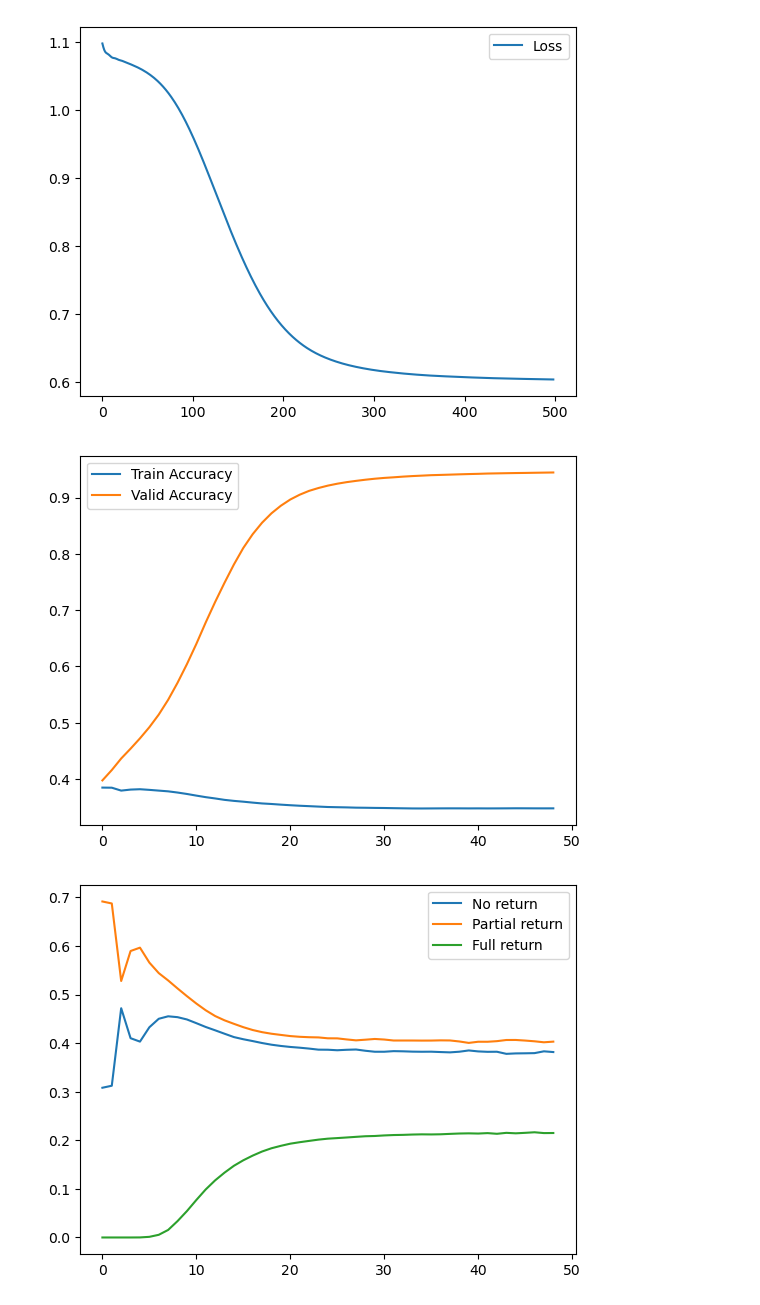
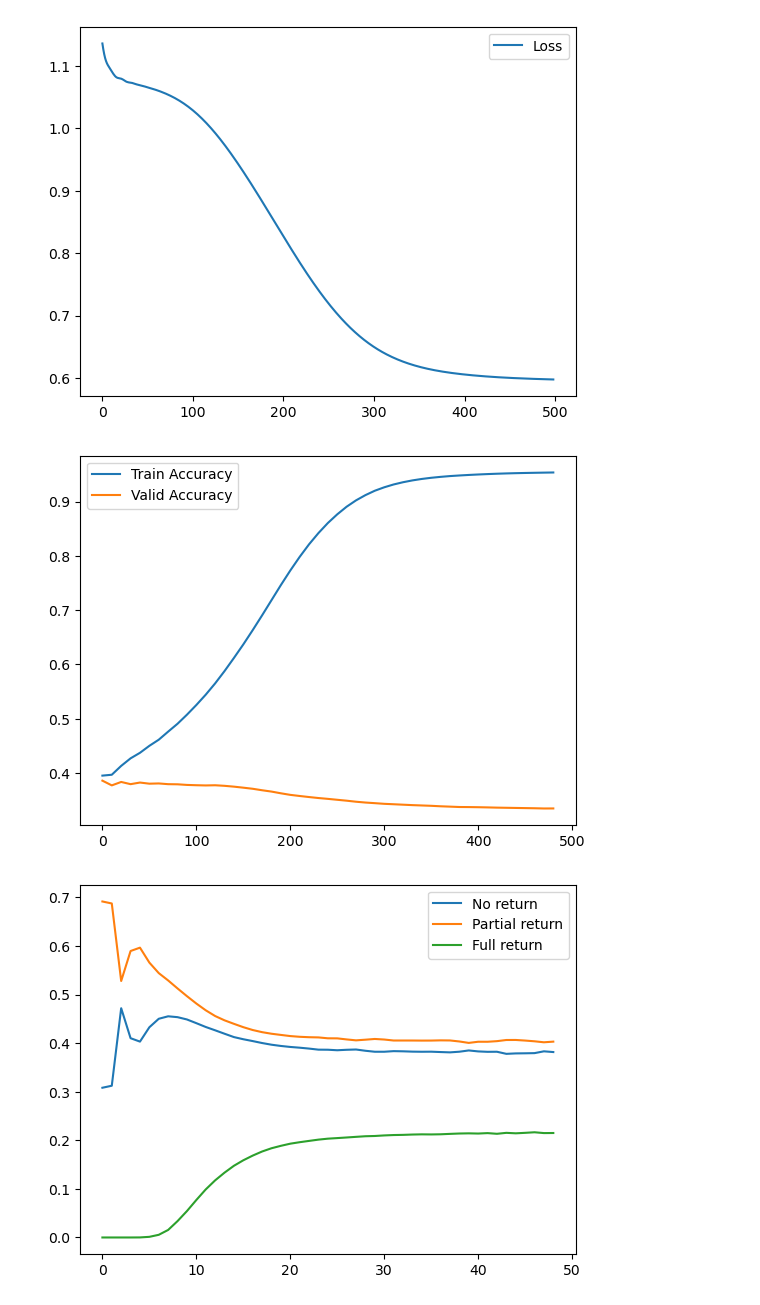
Before and after one commit to drigba/Data_mining_recommendation_system, a Jupyter notebook: gnn_loader.ipynb, the cells around one changed output. Drawn from its saved outputs; the diff is of its cells as text; code cells hidden in the pictures.

```diff
--- a/gnn_loader.ipynb
+++ b/gnn_loader.ipynb
@@ -322,7 +322,7 @@ train_accs = []
 valid_accs = []
 valid_dist = []
 for epoch in range(1, 500):
-    loss = train_batched(embedded_model, train_loader)
+    loss = train(embedded_model)
     losses.append(loss)
 
     print(f'Epoch: {epoch:02d}, Loss: {loss:.4f}')
@@ -360,14 +376,17 @@ plt.plot(losses)
 plt.legend(["Loss"])
 plt.show()
 # %% [output]
-[figure, old version]
+[figure, new version]
 # %%
+import numpy as np
 plt.plot(train_accs)
 plt.plot(valid_accs)
+plt.xticks(np.arange(0, 51, 10), np.arange(0, 510, 100))  # Set the x-ticks
+
 plt.legend(["Train Accuracy", "Valid Accuracy"])
 plt.show()
 # %% [output]
-[figure, old version]
+[figure, new version]
 # %%
 import numpy as np
 valid_dist = np.array(valid_dist)
```
Also changed, not shown: parts of 2 cells of this notebook, 4 other files.
